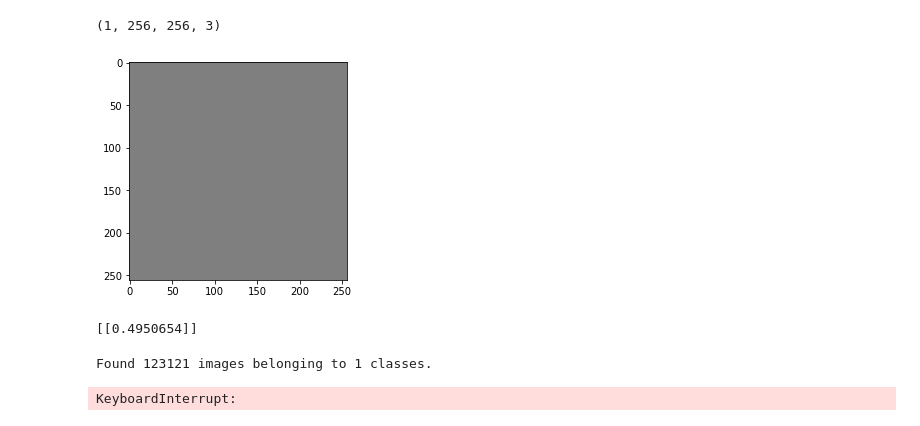
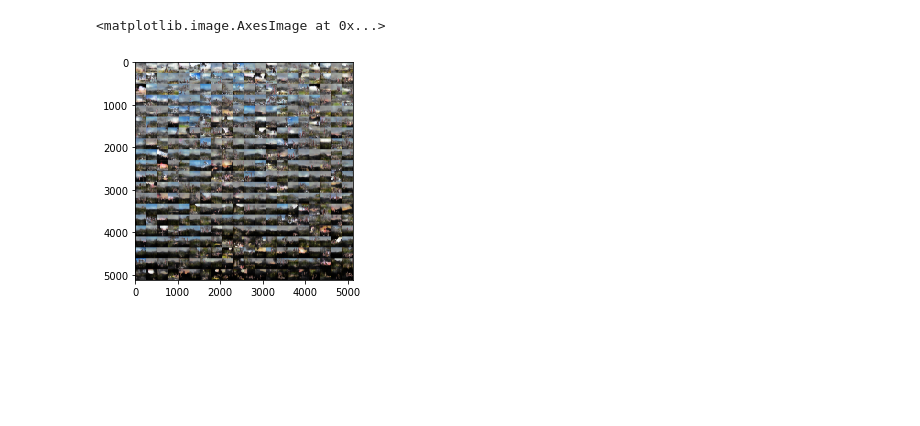
Before and after one commit to e-stan/image_generator, a Jupyter notebook: notebooks/generate_images_gan.ipynb, the cells around one changed output. Drawn from its saved outputs; the diff is of its cells as text; code cells hidden in the pictures; blank space fills up the shorter version.

Commit message:
made images

```diff
--- a/notebooks/generate_images_gan.ipynb
+++ b/notebooks/generate_images_gan.ipynb
@@ -43,0 +62,7 @@ image = gan.generator.generateImages(1)
+# %%
+names = ["../data/skyline_images/" + x for x in os.listdir("../data/skyline_images/") if ".jpg" in x][:100]
+# %%
+tensor = getTrainingTensor(names,dim)
+# %%
+randomImageSelect = tensor[rd.sample(list(range(len(tensor))),k=1)[0]]
+plt.imshow(randomImageSelect)
@@ -44,9 +72,9 @@ image = gan.generator.generateImages(1)
+# %%
+n=50
+generatedImages  = gan.generator.generateImages(int(n*n))
+mosiac = makeMosiacImageWithBase(generatedImages,n,randomImageSelect)
 # %%
-plt.imshow(image[0])
+plt.imshow(mosiac)
 # %% [output]
-(1, 256, 256, 3)
+<matplotlib.image.AxesImage at 0x...>
-[figure, old version]
+[figure, new version]
-# %%
-print(gan.discriminator.discriminator.predict(image))
-# %% [output]
-[[0.4950654]]
@@ -59,7 +80,0 @@ tensor = getTrainingTensor(names,(256,256,3))
-# %%
-data = getImageGenerator("../data/","skyline_images", dim, batchsize)
-if __name__ == "__main__":
-    gan.fit(data, epochs=1,batch_size=batchsize,)
-# %% [output]
-Found 123121 images belonging to 1 classes.
-KeyboardInterrupt:
```
Also changed, not shown: parts of 13 cells of this notebook, 3 other files.
